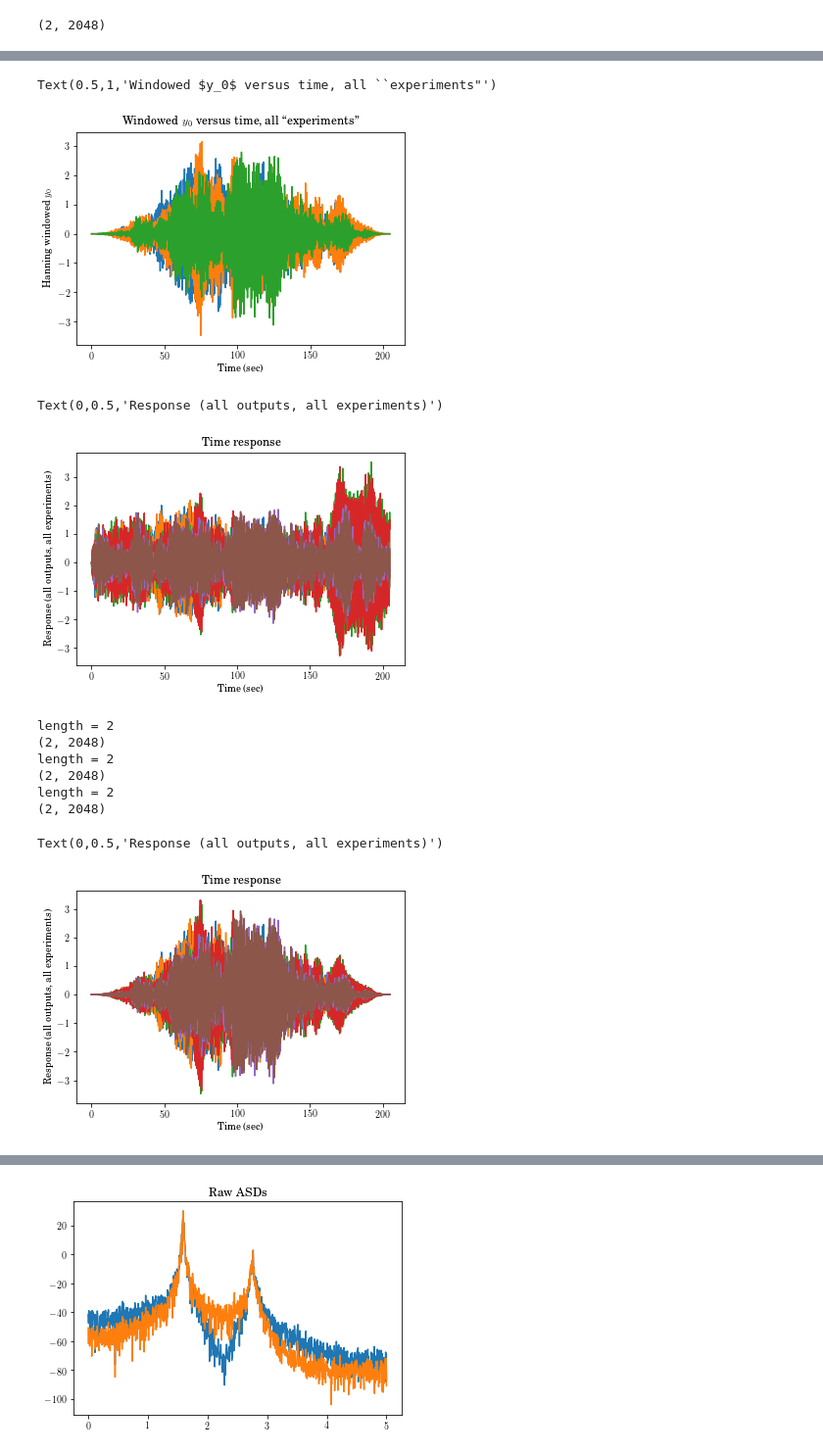
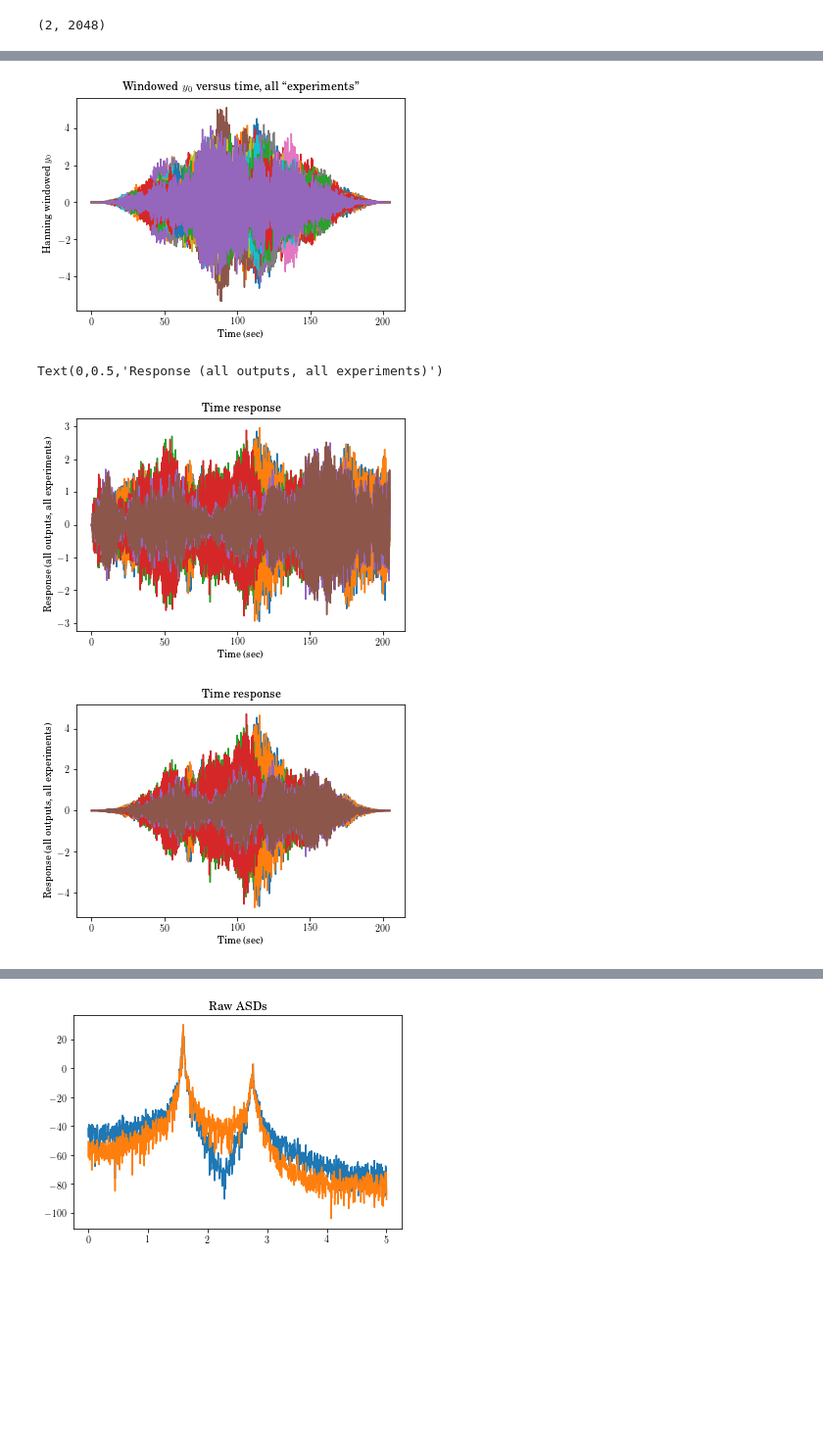
Before and after one commit to Vibration-Testing/vibrationtesting, a Jupyter notebook: docs/tutorial/Notebooks/Signal.ipynb, the cells around one changed output, grey strips where cells are left out. Shown: that part at 98% size. Cells and saved outputs as stored; diff of their text form; code cells hidden in the pictures; blank space fills up the shorter version.

```diff
--- a/docs/tutorial/Notebooks/Signal.ipynb
+++ b/docs/tutorial/Notebooks/Signal.ipynb
@@ -29,6 +30,7 @@ nr=.5   # 0 is all noise on input
 # %%
-if 'Yout' in vars(): del(Yout); del(Ucomb)
-for i in sp.arange(3): #was 2*50
+if 'Yout' in vars(): del(Yout); del(Ucomb)  # Initialization line.
+num_exper = 25
+for i in sp.arange(num_exper): #was 2*50
     u = np.random.normal(scale=sp.sqrt(noise_power), size=tin.shape)
     t, yout, xout = ctrl.forced_response(sys, tin, u,rtol=1e-12,transpose=False)
     if 'Yout' in locals():
@@ -109,15 +97,13 @@ plt.plot(vt.hanning(Yout)[0,:,:])
 # %%
 # Here we are windowing the first output. Note that [0,:,:] strips off the first dimension
-# If hanning is applied to Yout[0,:,:] it will fail to operate as expected because the first
+# If hanning is applied to Yout[0,:,:] it may fail to operate as expected because the first
 # dimension (0) is now the time index, where Hanning expects it to be the second.
-# The code should be improved to allow application to a desired index. For another day...
 plt.plot(tin, vt.hanning(Yout)[0,:,:]*Yout[0,:,:])
 plt.xlabel('Time (sec)')
 plt.ylabel('Hanning windowed $y_0$')
-plt.title('Windowed $y_0$ versus time, all ``experiments"')
+plt.title('Windowed $y_0$ versus time, all ``experiments"');
 # %% [output]
-Text(0.5,1,'Windowed $y_0$ versus time, all ``experiments"')
-[figure, old version]
+[figure, new version]
 # %%
 # Note that each layer is a new dataset. Here we plot all 3 datasets on top of each other,
 # numbers 0, 1 and 2, for all outputs
@@ -130,26 +116,19 @@ plt.xlabel('Time (sec)')
 plt.ylabel('Response (all outputs, all experiments)')
 # %% [output]
 Text(0,0.5,'Response (all outputs, all experiments)')
-[figure, old version]
+[figure, new version]
 # %%
-# Note that each layer is a new dataset. Here we plot all 3 datasets on top of each other,
-# numbers 0, 1 and 2
+# Note that each layer is a new dataset. Here we plot 3 datasets on top of each other,
+# numbers 0, 1 and 2, for both channels
 
-plt.plot(tin,sp.transpose(vt.hanning(Yout[:,:,0])*Yout[:,:,0]))
-plt.plot(tin,sp.transpose(vt.hanning(Yout[:,:,1])*Yout[:,:,1]))
-plt.plot(tin,sp.transpose(vt.hanning(Yout[:,:,2])*Yout[:,:,2]))
+plt.plot(tin,np.transpose(vt.hanning(Yout[:,:,0])*Yout[:,:,0]));
+plt.plot(tin,np.transpose(vt.hanning(Yout[:,:,1])*Yout[:,:,1]));
+plt.plot(tin,np.transpose(vt.hanning(Yout[:,:,2])*Yout[:,:,2]));
 plt.title('Time response')
 plt.xlabel('Time (sec)')
-plt.ylabel('Response (all outputs, all experiments)')
+plt.ylabel('Response (all outputs, all experiments)');
 # %% [output]
-length = 2
-(2, 2048)
-length = 2
-(2, 2048)
-length = 2
-(2, 2048)
-Text(0,0.5,'Response (all outputs, all experiments)')
-[figure, old version]
+[figure, new version]
 # %%
 # Note that each layer is a new dataset. Here we plot all 3 datasets on top of each other,
 # numbers 0, 1 and 2
```
Also changed, not shown: parts of 70 cells of this notebook.
